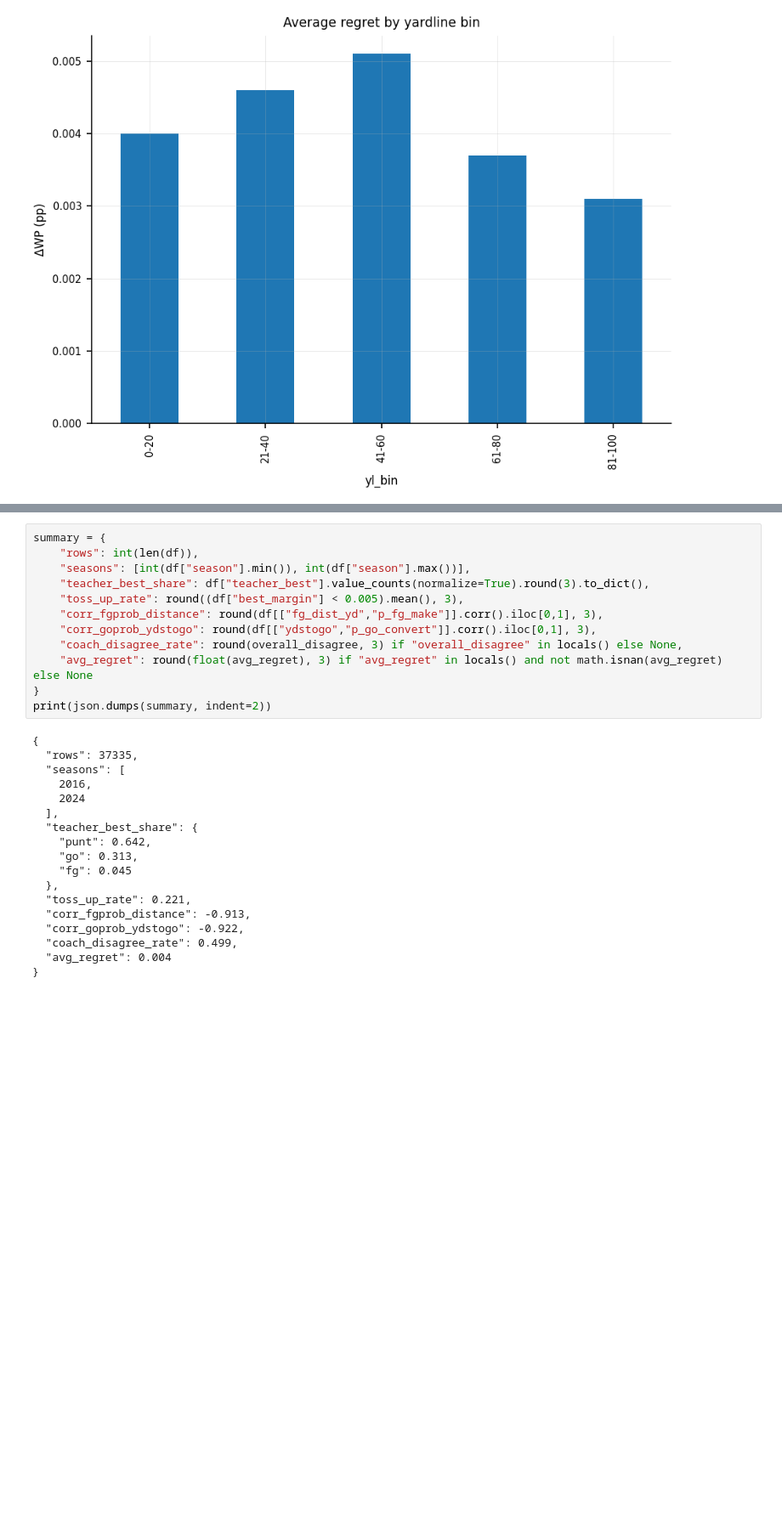
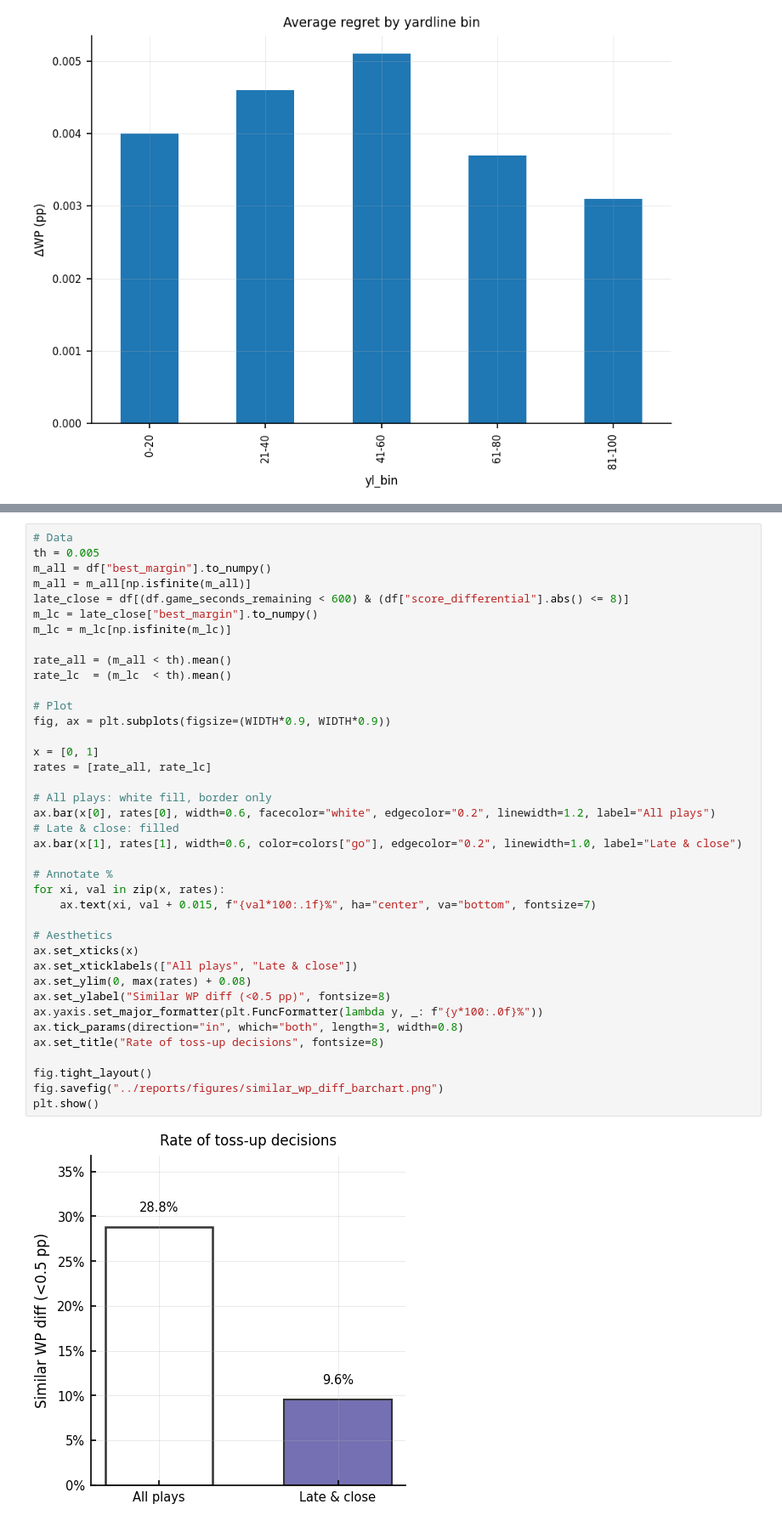
Before and after one commit to marco-vgn/nfl-4th-down-dwp, a Jupyter notebook: notebooks/nfl_4thdown_EDA.ipynb, the cells around one changed output, grey strips where cells are left out. Shown: that part at 85% size. Cells and saved outputs as stored; diff of their text form; blank space fills up the shorter version.

```diff
--- a/notebooks/nfl_4thdown_EDA.ipynb
+++ b/notebooks/nfl_4thdown_EDA.ipynb
@@ -629,30 +552,41 @@ dtype: int64
-# %%
-summary = {
-    "rows": int(len(df)),
-    "seasons": [int(df["season"].min()), int(df["season"].max())],
-    "teacher_best_share": df["teacher_best"].value_counts(normalize=True).round(3).to_dict(),
-    "toss_up_rate": round((df["best_margin"] < 0.005).mean(), 3),
-    "corr_fgprob_distance": round(df[["fg_dist_yd","p_fg_make"]].corr().iloc[0,1], 3),
-    "corr_goprob_ydstogo": round(df[["ydstogo","p_go_convert"]].corr().iloc[0,1], 3),
-    "coach_disagree_rate": round(overall_disagree, 3) if "overall_disagree" in locals() else None,
-    "avg_regret": round(float(avg_regret), 3) if "avg_regret" in locals() and not math.isnan(avg_regret) else None
-}
-print(json.dumps(summary, indent=2))
-# %% [output]
-{
-  "rows": 37335,
-  "seasons": [
-    2016,
-    2024
-  ],
-  "teacher_best_share": {
-    "punt": 0.642,
-    "go": 0.313,
-    "fg": 0.045
-  },
-  "toss_up_rate": 0.221,
-  "corr_fgprob_distance": -0.913,
-  "corr_goprob_ydstogo": -0.922,
-  "coach_disagree_rate": 0.499,
-  "avg_regret": 0.004
-}
+# %%
+# Data
+th = 0.005
+m_all = df["best_margin"].to_numpy()
+m_all = m_all[np.isfinite(m_all)]
+late_close = df[(df.game_seconds_remaining < 600) & (df["score_differential"].abs() <= 8)]
+m_lc = late_close["best_margin"].to_numpy()
+m_lc = m_lc[np.isfinite(m_lc)]
+
+rate_all = (m_all < th).mean()
+rate_lc  = (m_lc  < th).mean()
+
+# Plot
+fig, ax = plt.subplots(figsize=(WIDTH*0.9, WIDTH*0.9))
+
+x = [0, 1]
+rates = [rate_all, rate_lc]
+
+# All plays: white fill, border only
+ax.bar(x[0], rates[0], width=0.6, facecolor="white", edgecolor="0.2", linewidth=1.2, label="All plays")
+# Late & close: filled
+ax.bar(x[1], rates[1], width=0.6, color=colors["go"], edgecolor="0.2", linewidth=1.0, label="Late & close")
+
+# Annotate %
+for xi, val in zip(x, rates):
+    ax.text(xi, val + 0.015, f"{val*100:.1f}%", ha="center", va="bottom", fontsize=7)
+
+# Aesthetics
+ax.set_xticks(x)
+ax.set_xticklabels(["All plays", "Late & close"])
+ax.set_ylim(0, max(rates) + 0.08)
+ax.set_ylabel("Similar WP diff (<0.5 pp)", fontsize=8)
+ax.yaxis.set_major_formatter(plt.FuncFormatter(lambda y, _: f"{y*100:.0f}%"))
+ax.tick_params(direction="in", which="both", length=3, width=0.8)
+ax.set_title("Rate of toss-up decisions", fontsize=8)
+
+fig.tight_layout()
+fig.savefig("../reports/figures/similar_wp_diff_barchart.png")
+plt.show()
+# %% [output]
+[figure, added]
```
Also changed, not shown: parts of 22 cells of this notebook, 2 other files.
